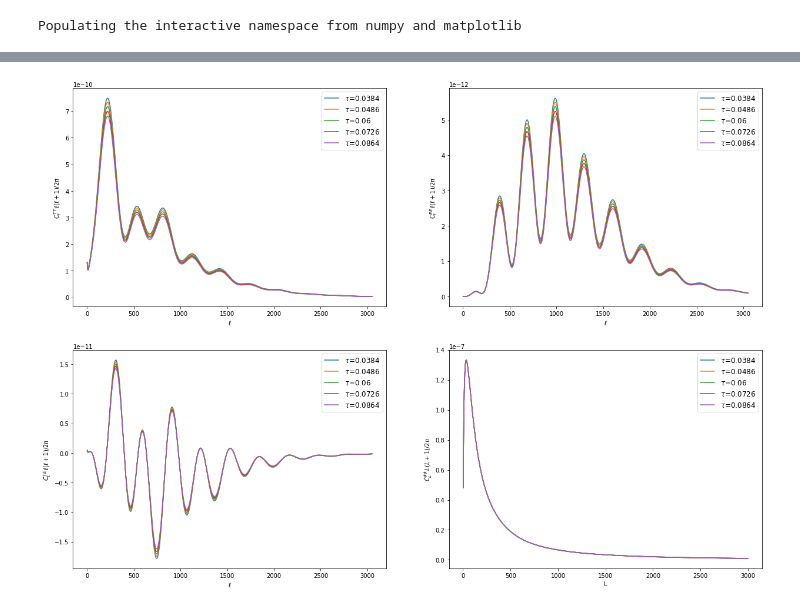
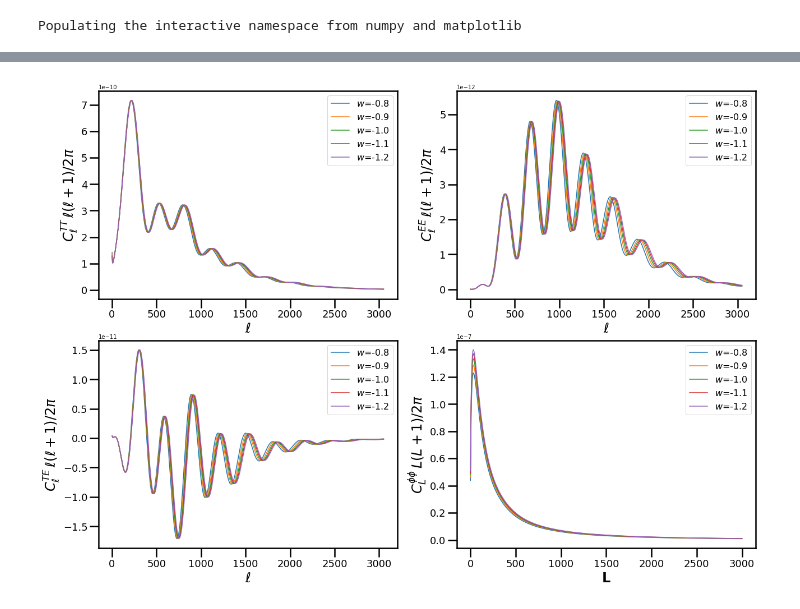
Before and after one commit to nbatta/SSI2017_CMB_COSMO, a Jupyter notebook: CMB Cosmology.ipynb, the cells around one changed output, grey strips where cells are left out. Saved outputs shown, nothing was run; the diff lists cells and outputs as text; code cells hidden in the pictures.

Commit message:
added options and adjusted plot formats again

```diff
--- a/CMB Cosmology.ipynb
+++ b/CMB Cosmology.ipynb
@@ -37,6 +37,14 @@ def cmb_par_dependence(ellmax,outfile,param='om'):
         nss = np.array(0.965 * ranges)
         legname = r"$n_s$"
         legval = nss
+    elif (param == 'As'):
+        Asarr = np.array(2e-9 * ranges)
+        legname = r"$A_s$"
+        legval = Asarr
+    elif (param == 'w'):
+        ws = np.array(-1.0 * ranges)
+        legname = r"$w$"
+        legval = ws
     elif (param == 'mu'):
         ranges = np.array(1. + 0.1*np.arange(0,6,1)) # +/- 40%
         mus = np.array(0.06 * ranges)
@@ -48,6 +56,8 @@ def cmb_par_dependence(ellmax,outfile,param='om'):
     xlab = [r"$\ell$",r"$\ell$",r"$\ell$",r"L"]
     ylab = [r"$C^{TT}_\ell\,\ell(\ell + 1)/2\pi$",r"$C^{EE}_\ell\,\ell(\ell + 1)/2\pi$",
             r"$C^{TE}_\ell\,\ell(\ell + 1)/2\pi$",r"$C^{\phi \phi}_L\,L(L + 1)/2\pi$"]
+    thk = 2.5
+    rc('axes', linewidth=thk)
     figure(figsize=(21,15))
 
     for jj in xrange(len(ranges)):
@@ -64,9 +74,13 @@ def cmb_par_dependence(ellmax,outfile,param='om'):
         else:
             pars.set_cosmology(H0=67.5, ombh2=0.022, omch2=0.122, mnu=0.06, omk=0, tau=0.06)
         if (param == 'ns'):
-            pars.InitPower.set_params(ns=nss[jj], r=0)
+            pars.InitPower.set_params(As=2e-9,ns=nss[jj], r=0)
+        elif (param == 'As'):
+            pars.InitPower.set_params(As=Asarr[jj],ns=0.965, r=0)
         else:
-            pars.InitPower.set_params(ns=0.965, r=0)
+            pars.InitPower.set_params(As=2e-9,ns=0.965, r=0)
+        if (param == 'w'):
+            pars.set_dark_energy(ws[jj])
 
         pars.set_for_lmax(ellmax, lens_potential_accuracy=1);
         #calculate results for these parameters
@@ -82,8 +96,9 @@ def cmb_par_dependence(ellmax,outfile,param='om'):
 
         for ii in xrange(4):
             plt.subplot(2,2,ii+1)
-            plt.xlabel(xlab[ii])
-            plt.ylabel(ylab[ii])
+            plt.xlabel(xlab[ii],fontsize=24,weight='bold')
+            plt.ylabel(ylab[ii],fontsize=24,weight='bold')
+            plt.tick_params(size=16,width=thk,labelsize = 18)
             if (ii < 2):
                 plt.plot(ls[2:],totCL[2:,ii],label=legname+ '=' + np.str(legval[jj]))
             elif(ii == 2):
@@ -91,7 +106,7 @@ def cmb_par_dependence(ellmax,outfile,param='om'):
             else:
                 plt.plot(ls_lens[2:],lensCL[2:,0],label=legname+ '=' + np.str(legval[jj]))
 
-            leg = legend(loc=1,prop={"size":12})
+            leg = legend(loc=1,prop={"size":16})
     #leg.draw_frame(False)
 
     return
@@ -110,6 +125,6 @@ powers = results.get_cmb_power_spectra(pars)
 totCL=powers['total']
 ls = np.arange(totCL.shape[0])
 
-cmb_par_dependence(3000,'blah',param='tau')
+cmb_par_dependence(3000,'blah',param='w')
 #cmb_par_dependence(3000,'blah',param='ob')
 # %% [output]
@@ -116 +135 @@ cmb_par_dependence(3000,'blah',param='tau')
-[figure, old version]
+[figure, new version]
```
Also changed, not shown: parts of 1 cell of this notebook.
